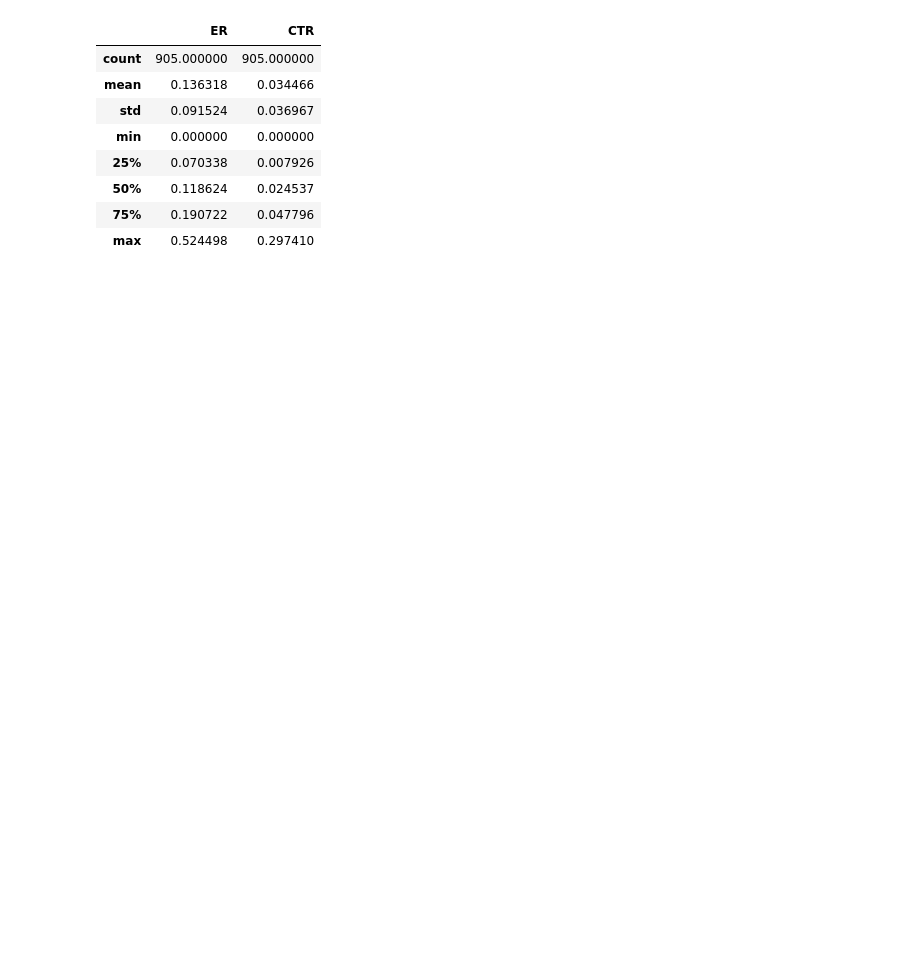
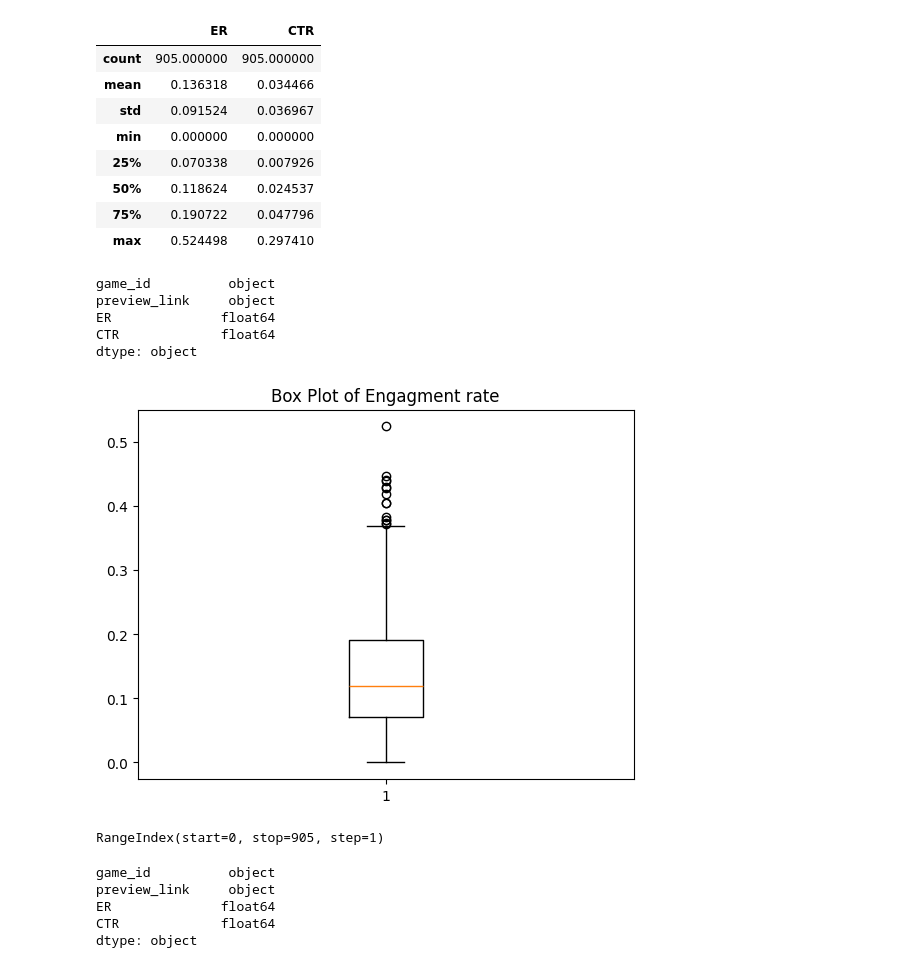
Before and after one commit to AB-y1/Automated-Storyboard-Synthesis-for-Digital-Advertising, a Jupyter notebook: ntoebooks/performance_data_eda.ipynb, the cells around one changed output. Saved outputs shown, nothing was run; the diff lists cells and outputs as text; code cells hidden in the pictures; blank space fills up the shorter version.

```diff
--- a/ntoebooks/performance_data_eda.ipynb
+++ b/ntoebooks/performance_data_eda.ipynb
@@ -3,3 +5,3 @@ import pandas as pd
 # %%
-perfom_data = pd.read_csv("../data/Archive-last/Challenge_Data/performance_data.csv")
+performance_data = pd.read_csv("../data/Archive-last/Challenge_Data/performance_data.csv")
 # %%
@@ -34,3 +44,31 @@ perfom_data.describe()
 | 50% | 0.118624 | 0.024537 |
 | 75% | 0.190722 | 0.047796 |
 | max | 0.524498 | 0.297410 |
+# %%
+performance_data.dtypes
+# %% [output]
+game_id          object
+preview_link     object
+ER              float64
+CTR             float64
+dtype: object
+# %%
+
+# Create a box plot
+plt.boxplot(performance_data.ER)
+plt.title("Box Plot of Engagment rate")
+plt.show()
+# %% [output]
+[figure, added]
+# %%
+performance_data.index
+# %% [output]
+RangeIndex(start=0, stop=905, step=1)
+# %%
+performance_data.dtypes
+# %% [output]
+game_id          object
+preview_link     object
+ER              float64
+CTR             float64
+dtype: object
```
Also changed, not shown: parts of 7 cells of this notebook.
